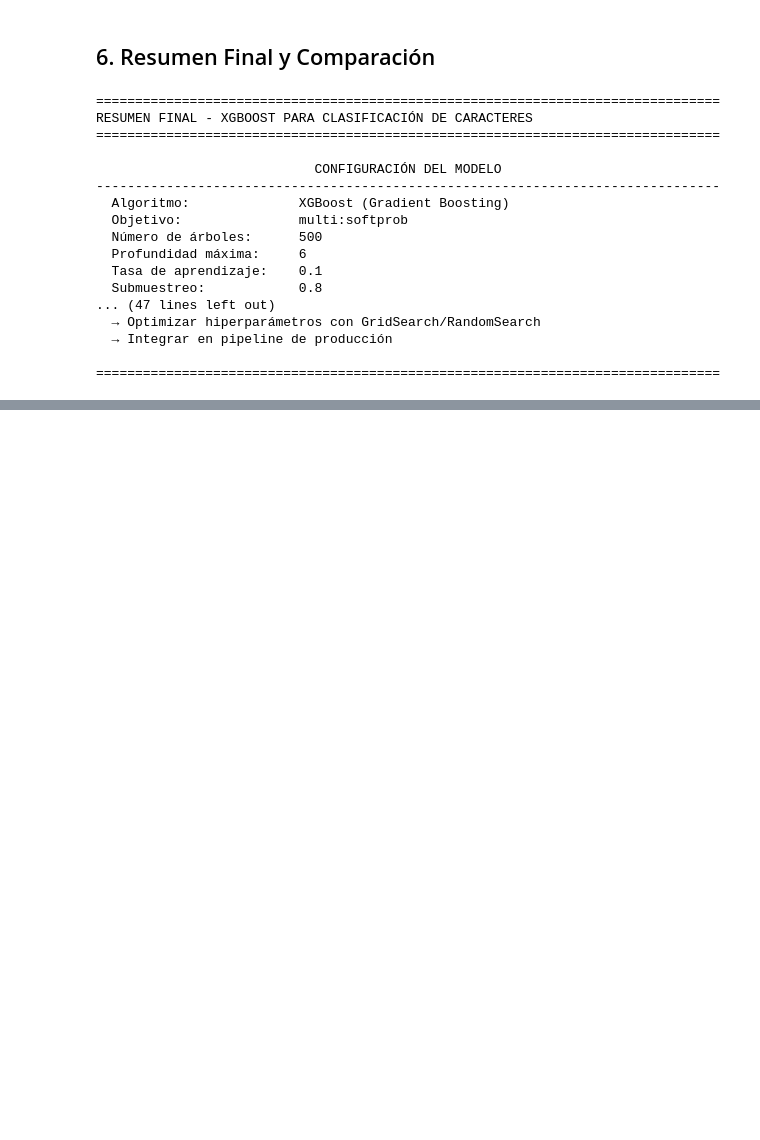
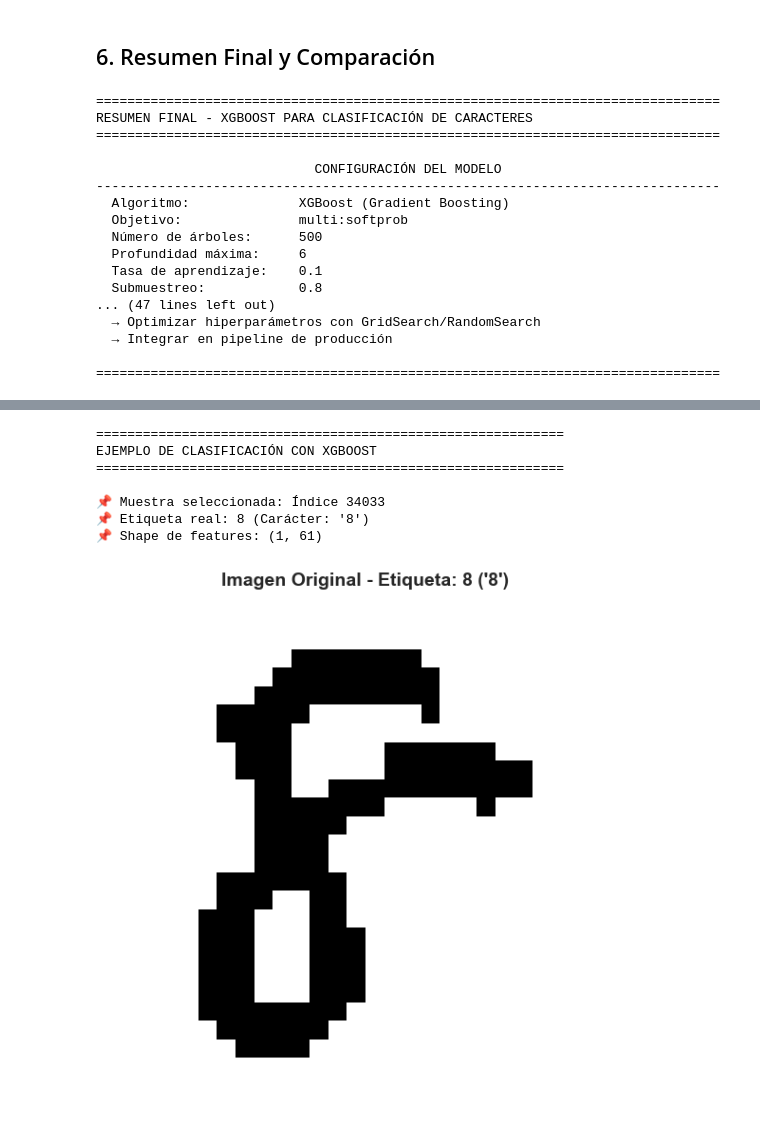
Before and after one commit to lauranagamine1/ml-p3-character-recognition, a Jupyter notebook: classification/xgBoost/xgBoost.ipynb, the cells around one changed output, grey strips where cells are left out. Drawn from its saved outputs; the diff is of its cells as text; code cells hidden in the pictures; blank space fills up the shorter version.

```diff
--- a/classification/xgBoost/xgBoost.ipynb
+++ b/classification/xgBoost/xgBoost.ipynb
@@ -752,0 +779,79 @@ RESUMEN FINAL - XGBOOST PARA CLASIFICACIÓN DE CARACTERES
+# %%
+# Tomemos un ejemplo aleatorio del conjunto de test
+import random
+
+# Seleccionar un índice aleatorio
+random_idx = random.randint(0, len(X_test) - 1)
+
+# Obtener la muestra y su etiqueta real
+sample_features = X_test[random_idx:random_idx+1]  # Mantener forma 2D (1, 61)
+true_label = y_test[random_idx]
+true_char = class_mapping[true_label]
+
+print(f"{'='*60}")
+print(f"EJEMPLO DE CLASIFICACIÓN CON XGBOOST")
+print(f"{'='*60}\n")
+
+print(f"📌 Muestra seleccionada: Índice {random_idx}")
+print(f"📌 Etiqueta real: {true_label} (Carácter: '{true_char}')")
+print(f"📌 Shape de features: {sample_features.shape}")
+
+# Cargar la imagen original desde el archivo preprocesado
+test_data_original = np.load('../../preprocesamiento/output/emnist_test_processed.npz')
+X_test_images = test_data_original['X_test']
+original_image = X_test_images[random_idx]
+
+# Mostrar la imagen original
+plt.figure(figsize=(6, 6))
+plt.imshow(original_image, cmap='gray')
+plt.title(f"Imagen Original - Etiqueta: {true_label} ('{true_char}')", fontsize=14, weight='bold')
+plt.axis('off')
+plt.tight_layout()
+plt.show()
+
+print(f"\n{'-'*60}\n")
+
+# Realizar la predicción
+prediction = model.predict(sample_features)[0]
+predicted_char = class_mapping[prediction]
+
+# Obtener las probabilidades
+probabilities = model.predict_proba(sample_features)[0]
+confidence = probabilities[prediction] * 100
+
+print(f"🔮 PREDICCIÓN DEL MODELO:")
+print(f"   Clase predicha: {prediction}")
+print(f"   Carácter predicho: '{predicted_char}'")
+print(f"   Confianza: {confidence:.2f}%\n")
+
+# Mostrar top 5 predicciones
+top5_indices = np.argsort(probabilities)[-5:][::-1]
+print(f"📊 TOP 5 PREDICCIONES:")
+print(f"    Carácter    Probabilidad   Barra")
+print(f"{'-'*60}")
+
+for i, idx in enumerate(top5_indices, 1):
+    char = class_mapping[idx]
+    prob = probabilities[idx] * 100
+    bar_length = int(prob / 2)  # Escala para visualización
+    bar = '█' * bar_length
+    marker = '✓' if idx == true_label else ' '
+    print(f"{marker:2} {i}. {char!r:<12}{prob:6.2f}%        {bar}")
+
+print(f"\n{'-'*60}\n")
+
+# Verificar si la predicción es correcta
+if prediction == true_label:
+    print("✅ PREDICCIÓN CORRECTA")
+else:
+    print(f"❌ PREDICCIÓN INCORRECTA")
+    print(f"   El modelo predijo '{predicted_char}' pero era '{true_char}'")
+# %% [output]
+============================================================
+EJEMPLO DE CLASIFICACIÓN CON XGBOOST
+============================================================
+
+📌 Muestra seleccionada: Índice 34033
+📌 Etiqueta real: 8 (Carácter: '8')
+📌 Shape de features: (1, 61)
+[figure, added]
```
Also changed, not shown: parts of 4 cells of this notebook.
